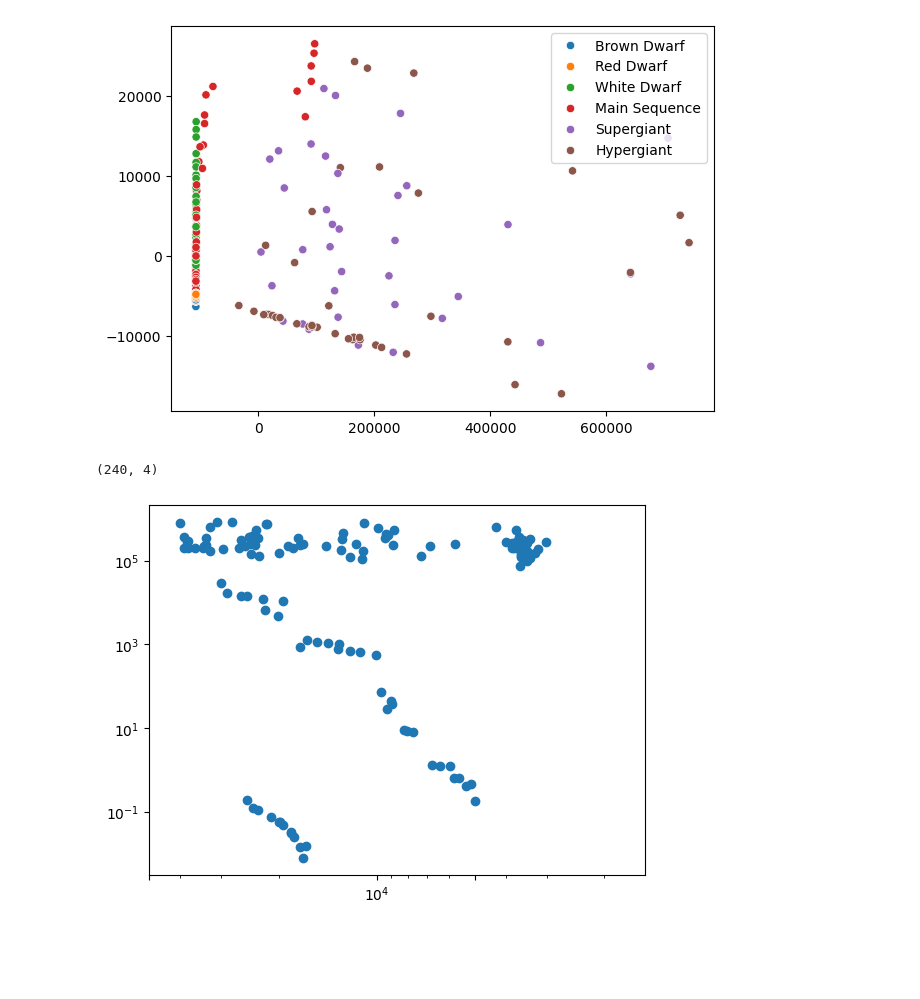
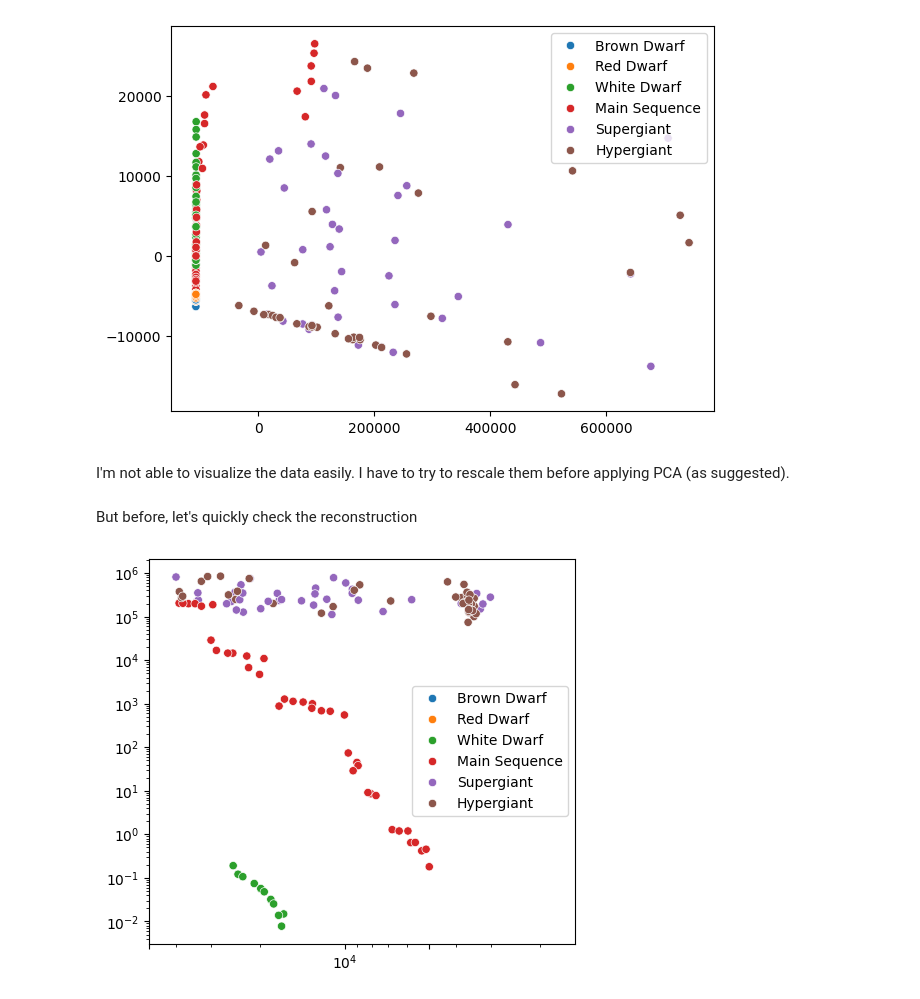
Before and after one commit to GiuliaConti/astrostatistics_bicocca_2024, a Jupyter notebook: working/E14_L15.ipynb, the cells around one changed output. Drawn from its saved outputs; the diff is of its cells as text; code cells hidden in the pictures; blank space fills up the shorter version.

```diff
--- a/working/E14_L15.ipynb
+++ b/working/E14_L15.ipynb
@@ -103,14 +110,11 @@ from astroML.utils import pickle_results
 # %%
-pca = PCA(n_components=2) # n_components can be optionally set
-projected_stars = pca.fit_transform(X)
+pca = PCA(n_components=2)
+proj_X = pca.fit_transform(X)
 
 eigenvalues = pca.transform(X)
 mean = pca.mean_
 eigenvectors = pca.components_
 
-# Reconstruction of object1
-# Xreconstruct[0] = mean + eigenvectors*eigenvalues[0]
-
 print(eigenvalues.shape)
 print(eigenvectors.shape)
 # %% [output]
@@ -128,20 +132,22 @@ sns.scatterplot(x=projected_stars[:,0], y=projected_stars[:,1], hue=labels)
 plt.show()
 # %% [output]
 [figure]
-# %%
-Xreconstruct = mean + np.dot(eigenvalues, eigenvectors)
-print(np.shape(Xreconstruct))
-
-#evals = pca.explained_variance_ratio_
-#print('Expained fractional variance of data encapsulated in the eigenvalues: ' + str(evals))
-
-plt.scatter(Xreconstruct[:,0], Xreconstruct[:,1])
-plt.xscale('log')
-plt.yscale('log')
-plt.xticks([5000, 10000, 50000])
-plt.xlim(5e4, 1.5e3)
-plt.show()
-plt.show()
-# %% [output]
-(240, 4)
-[figure, removed]
+# %% [markdown]
+I'm not able to visualize the data easily. I have to try to rescale them before applying PCA (as suggested).
+# %% [markdown]
+But before, let's quickly check the reconstruction
+# %%
+# Reconstruction of object1
+# Xreconstruct[0] = mean + eigenvectors*eigenvalues[0]
+
+Xreconstruct = mean + np.dot(eigenvalues, eigenvectors)
+
+fig = plt.figure(figsize=(5.5, 5))
+sns.scatterplot(x=Xreconstruct[:,0], y=Xreconstruct[:,1], hue=labels)
+
+plt.loglog()
+plt.xticks([5000, 10000, 50000])
+plt.xlim(5e4, 1.5e3)
+plt.show()
+# %% [output]
+[figure, added]
```
Also changed, not shown: parts of 20 cells of this notebook.
